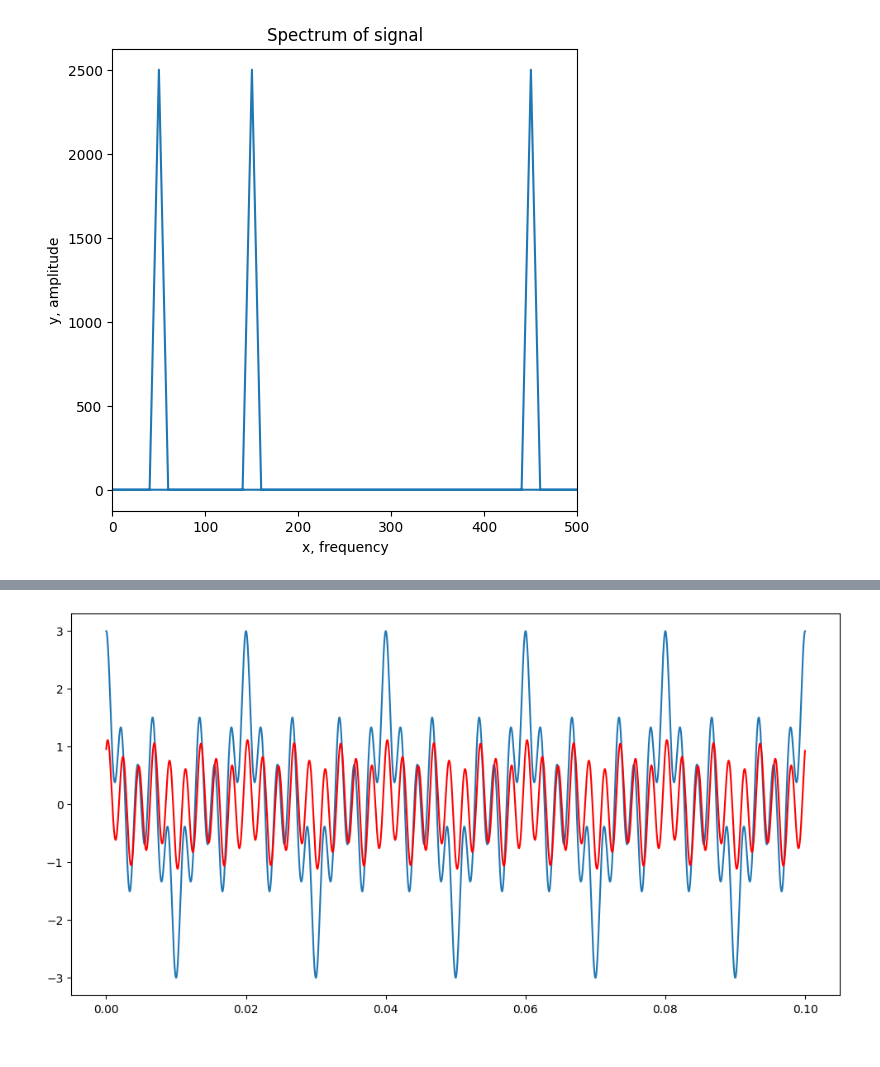
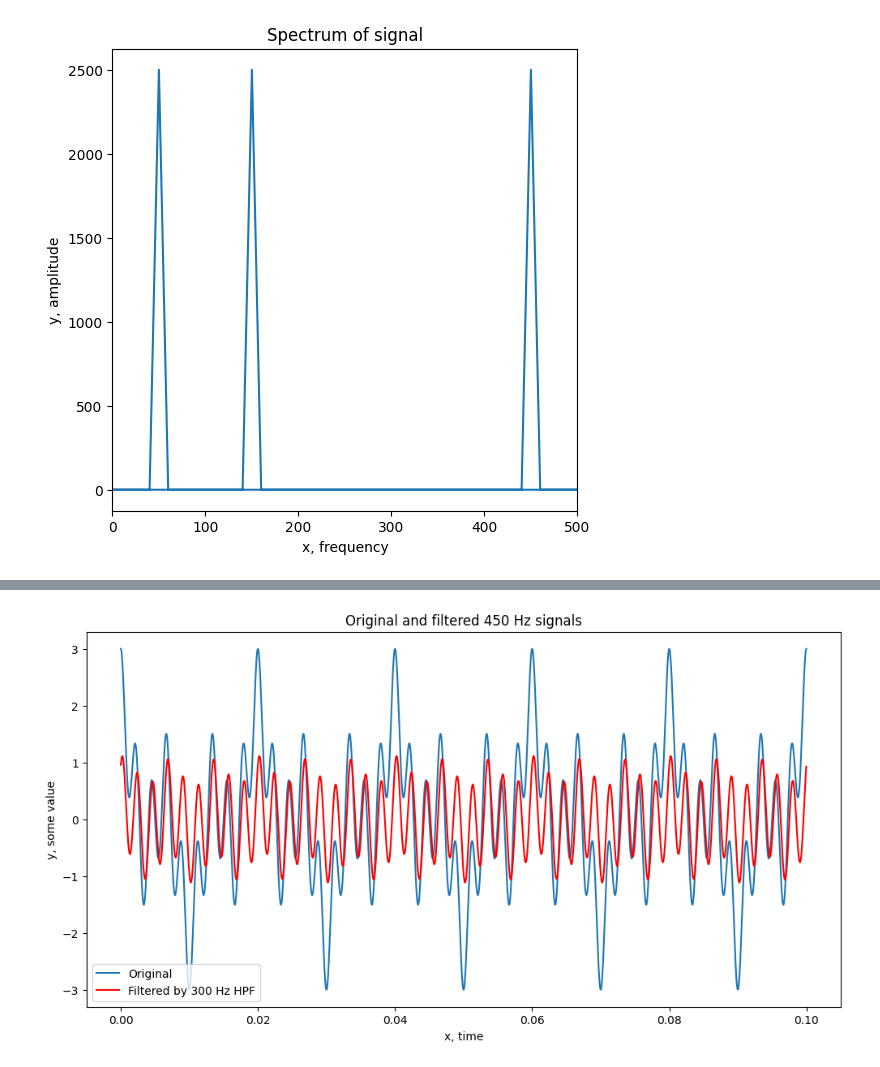
Before and after one commit to pimonov-student/another_digital_signal, a Jupyter notebook: lab_four.ipynb, the cells around one changed output, grey strips where cells are left out. Saved outputs shown, nothing was run; the diff lists cells and outputs as text; code cells hidden in the pictures.

```diff
--- a/lab_four.ipynb
+++ b/lab_four.ipynb
@@ -75,12 +85,16 @@ plt.show()
 # %%
 y_cos_from_high = np.fft.ifft(high_filtered_y_cos_fft)
 
 plt.figure(figsize=(12, 6))
 plt.plot(cos_args, y_cos)
 plt.plot(cos_args, y_cos_from_high, 'red')
+plt.title("Original and filtered 450 Hz signals")
+plt.xlabel("x, time")
+plt.ylabel("y, some value")
+plt.legend(['Original', 'Filtered by 300 Hz HPF'])
 plt.show()
 # %% [output]
-[figure, old version]
+[figure, new version]
 # %%
 band_pass_filtered_y_cos_fft_base = low_filtered_y_cos_fft_base * high_filtered_y_cos_fft_base
 band_pass_filtered_y_cos_fft = band_pass_filtered_y_cos_fft_base * y_cos_fft
```
Also changed, not shown: parts of 14 cells of this notebook.
